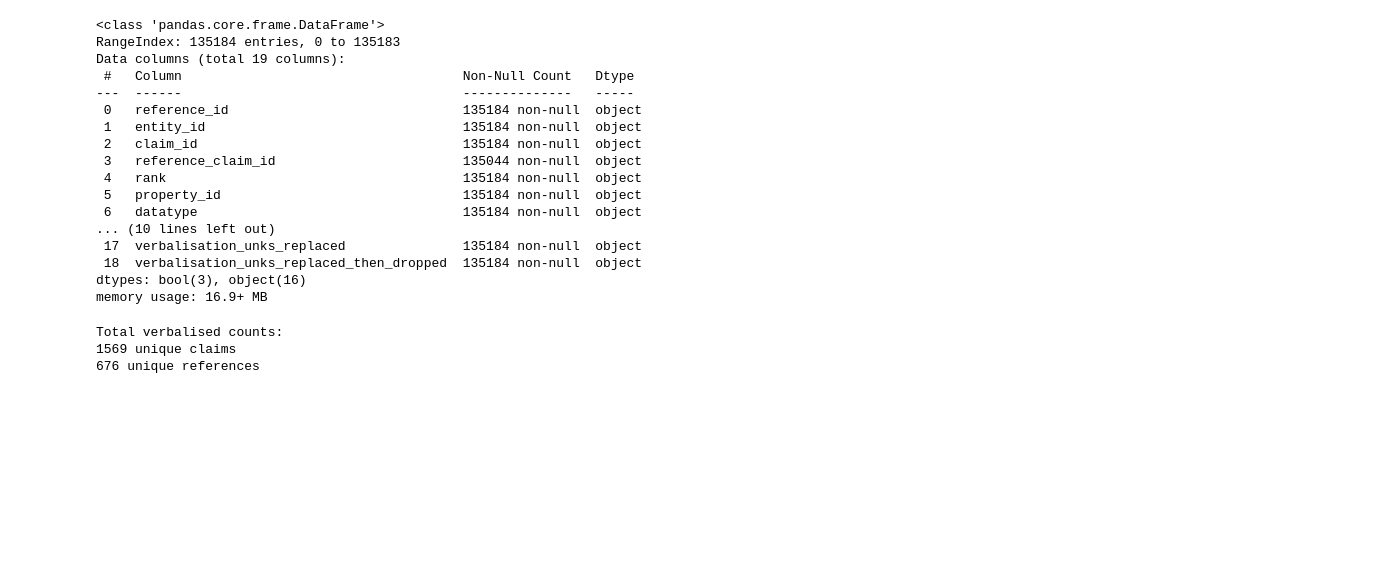
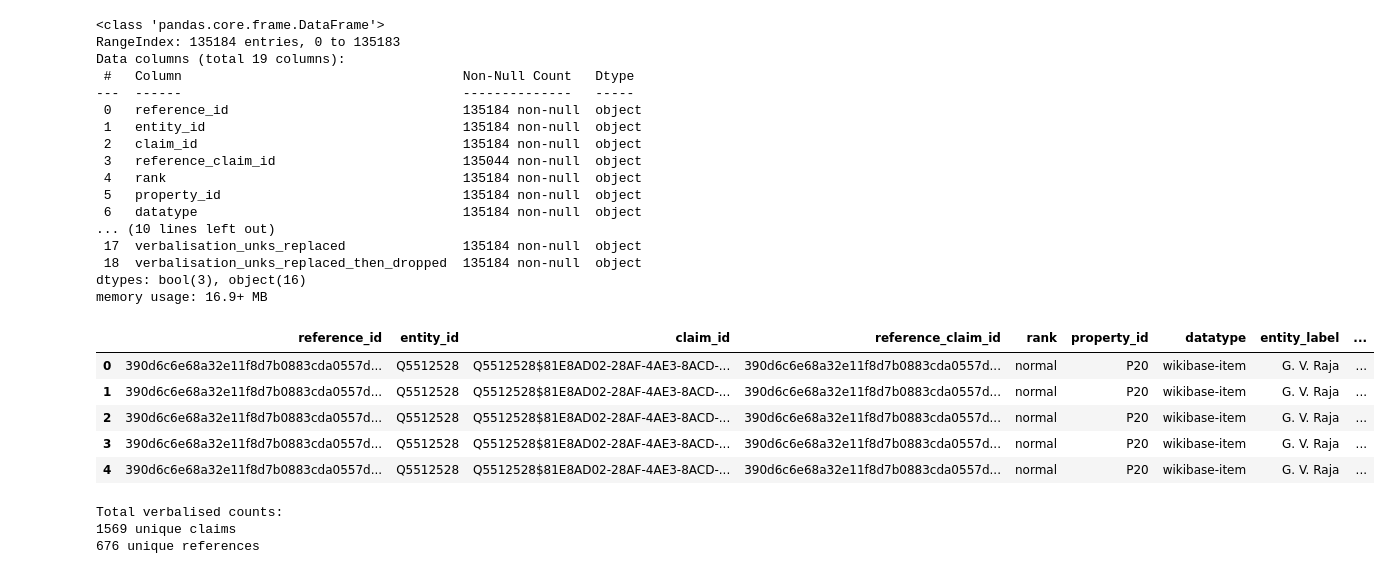
Before and after one commit to gabrielmaia7/RSP, a Jupyter notebook: support_classification_pipeline_test.ipynb, the cells around one changed output. Cells and saved outputs as stored; diff of their text form; code cells hidden in the pictures; blank space fills up the shorter version.

```diff
--- a/support_classification_pipeline_test.ipynb
+++ b/support_classification_pipeline_test.ipynb
@@ -472,3 +472,12 @@ Data columns (total 19 columns):
  18  verbalisation_unks_replaced_then_dropped  135184 non-null  object
 dtypes: bool(3), object(16)
 memory usage: 16.9+ MB
+# %%
+verbalised_claims_df.head()
+# %% [output]
+|  | reference_id | entity_id | claim_id | reference_claim_id | rank | property_id | datatype | entity_label | ... |
+| 0 | 390d6c6e68a32e11f8d7b0883cda0557d... | Q5512528 | Q5512528$81E8AD02-28AF-4AE3-8ACD-... | 390d6c6e68a32e11f8d7b0883cda0557d... | normal | P20 | wikibase-item | G. V. Raja | ... |
+| 1 | 390d6c6e68a32e11f8d7b0883cda0557d... | Q5512528 | Q5512528$81E8AD02-28AF-4AE3-8ACD-... | 390d6c6e68a32e11f8d7b0883cda0557d... | normal | P20 | wikibase-item | G. V. Raja | ... |
+| 2 | 390d6c6e68a32e11f8d7b0883cda0557d... | Q5512528 | Q5512528$81E8AD02-28AF-4AE3-8ACD-... | 390d6c6e68a32e11f8d7b0883cda0557d... | normal | P20 | wikibase-item | G. V. Raja | ... |
+| 3 | 390d6c6e68a32e11f8d7b0883cda0557d... | Q5512528 | Q5512528$81E8AD02-28AF-4AE3-8ACD-... | 390d6c6e68a32e11f8d7b0883cda0557d... | normal | P20 | wikibase-item | G. V. Raja | ... |
+| 4 | 390d6c6e68a32e11f8d7b0883cda0557d... | Q5512528 | Q5512528$81E8AD02-28AF-4AE3-8ACD-... | 390d6c6e68a32e11f8d7b0883cda0557d... | normal | P20 | wikibase-item | G. V. Raja | ... |
```
Also changed, not shown: parts of 9 cells of this notebook, 3 other files.
